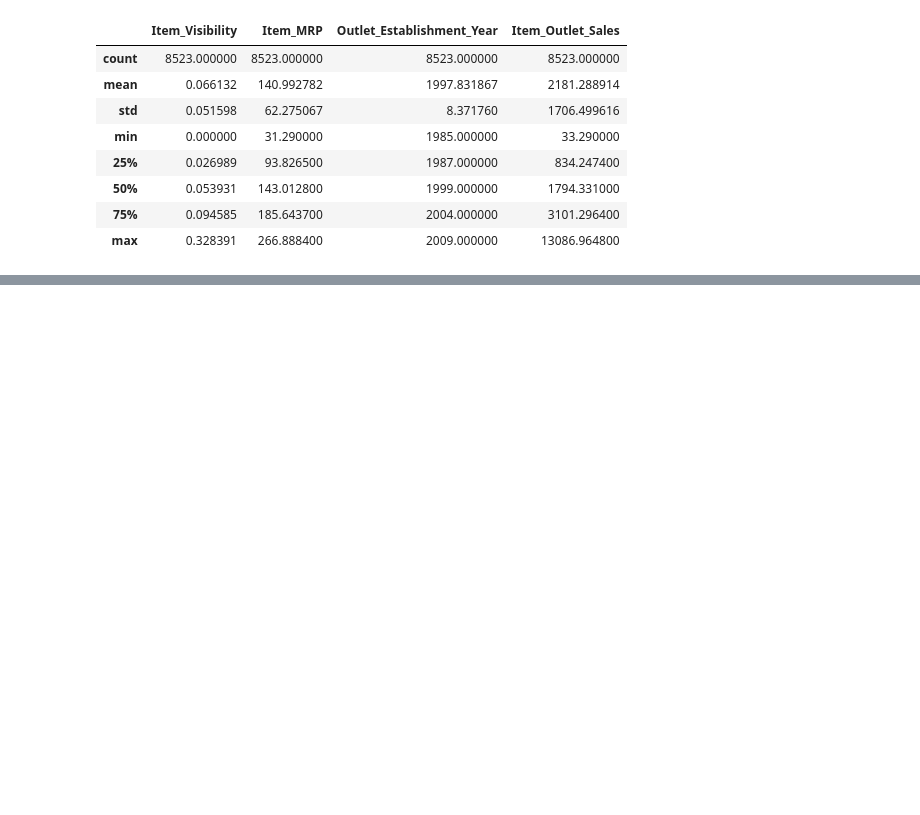
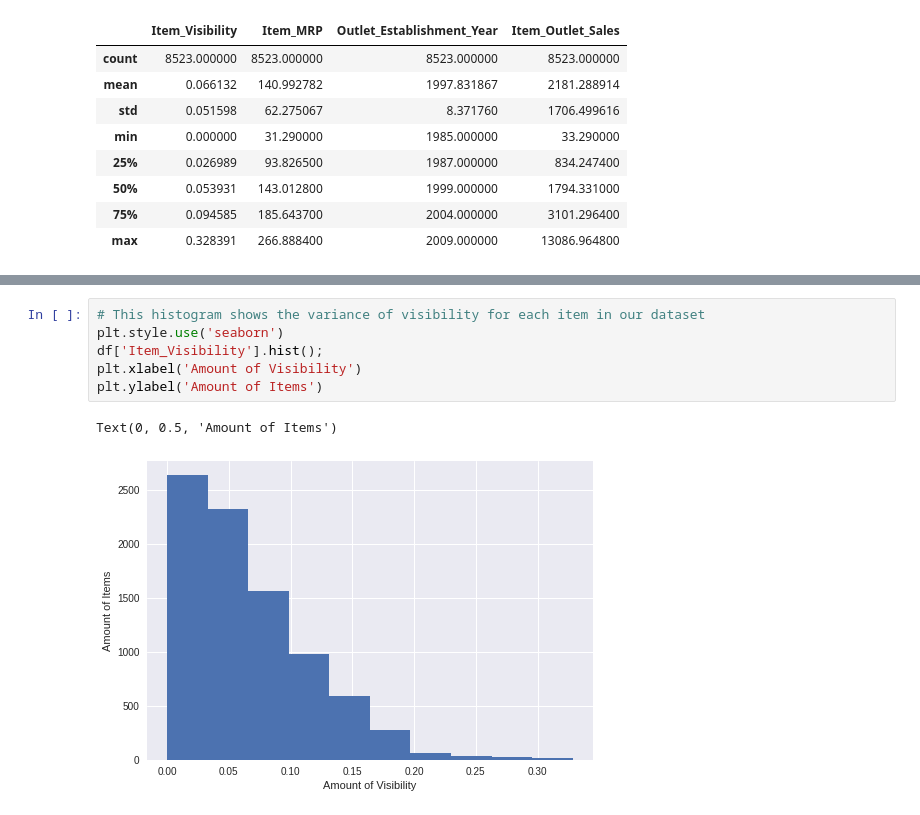
Before and after one commit to mikeamerenda/mikeamerenda, a Jupyter notebook: Sales_Predictions.ipynb, the cells around one changed output, grey strips where cells are left out. Drawn from its saved outputs; the diff is of its cells as text; blank space fills up the shorter version.

```diff
--- a/Sales_Predictions.ipynb
+++ b/Sales_Predictions.ipynb
@@ -284,0 +305,9 @@ df.describe()
+# %%
+# This histogram shows the variance of visibility for each item in our dataset
+plt.style.use('seaborn')
+df['Item_Visibility'].hist();
+plt.xlabel('Amount of Visibility')
+plt.ylabel('Amount of Items')
+# %% [output]
+Text(0, 0.5, 'Amount of Items')
+[figure, added]
```
Also changed, not shown: parts of 19 cells of this notebook.
